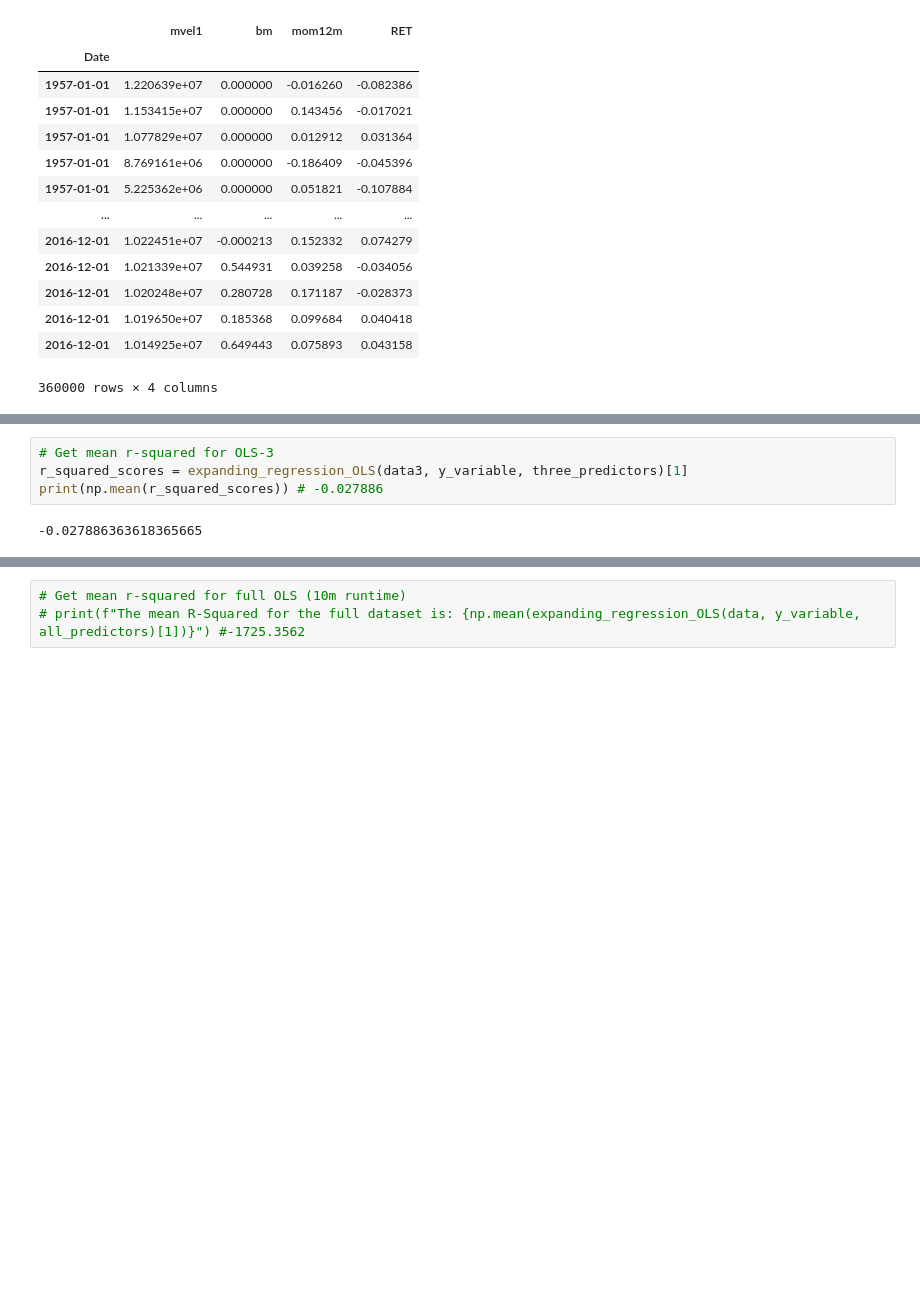
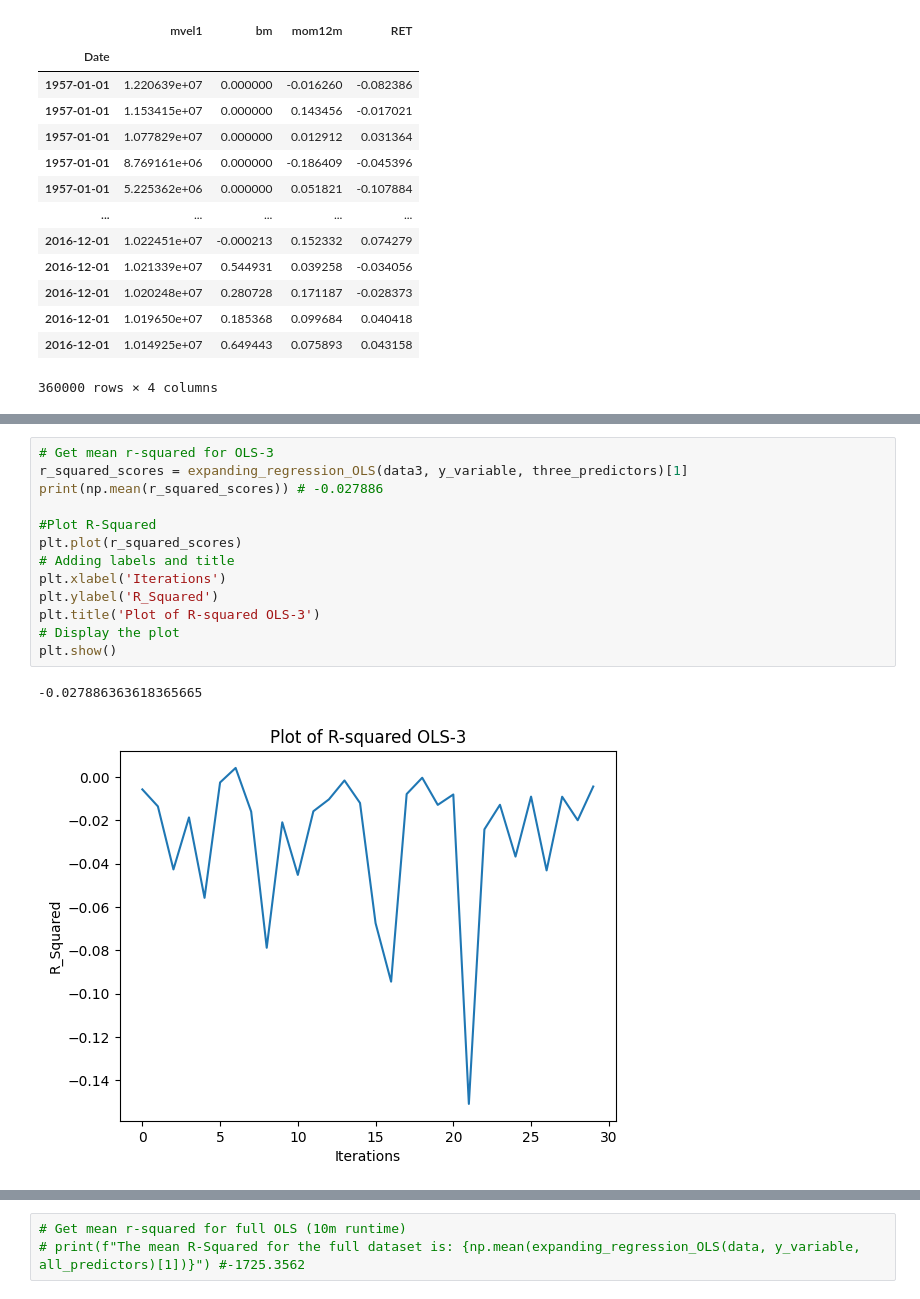
Before and after one commit to Berga20/DS-Project-Group4, a Jupyter notebook: Main_Modelling_file.ipynb, the cells around one changed output, grey strips where cells are left out. Drawn from its saved outputs; the diff is of its cells as text; blank space fills up the shorter version.

```diff
--- a/Main_Modelling_file.ipynb
+++ b/Main_Modelling_file.ipynb
@@ -103,7 +112,17 @@ def expanding_regression_OLS(data, y_variable, x_variables):
 # %%
 # Get mean r-squared for OLS-3
 r_squared_scores = expanding_regression_OLS(data3, y_variable, three_predictors)[1]
 print(np.mean(r_squared_scores)) # -0.027886
+
+#Plot R-Squared
+plt.plot(r_squared_scores)
+# Adding labels and title
+plt.xlabel('Iterations')
+plt.ylabel('R_Squared')
+plt.title('Plot of R-squared OLS-3')
+# Display the plot
+plt.show()
 # %% [output]
 -0.027886363618365665
+[figure, added]
 # %%
```
Also changed, not shown: parts of 9 cells of this notebook.
